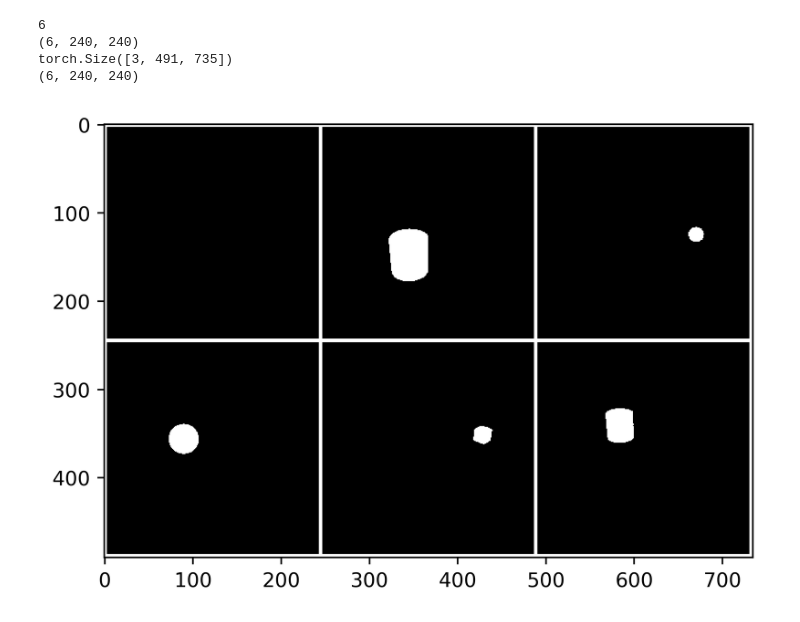
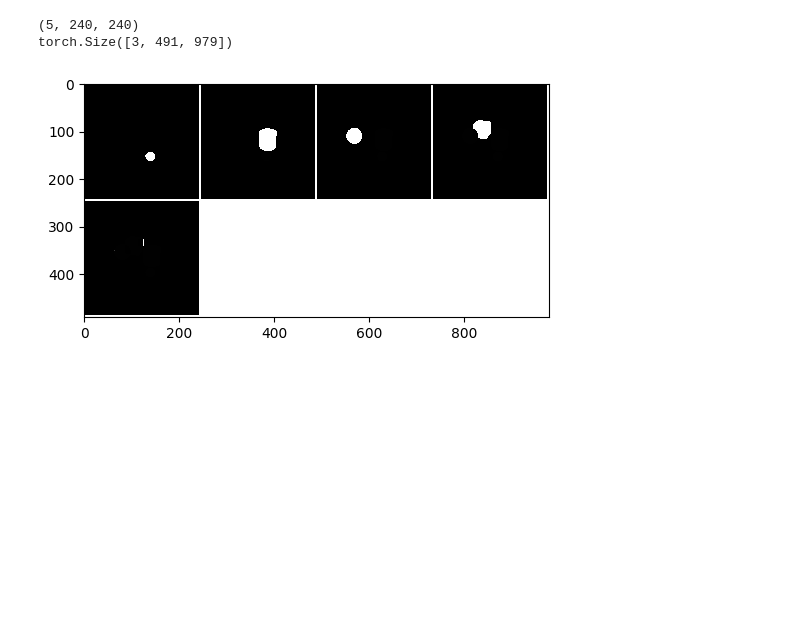
Before and after one commit to jihoonl/clevr-dataset-gen, a Jupyter notebook: notebooks/masking_test.ipynb, the cells around one changed output. Saved outputs shown, nothing was run; the diff lists cells and outputs as text; code cells hidden in the pictures; blank space fills up the shorter version.

Commit message:
masking test notebook updates

```diff
--- a/notebooks/masking_test.ipynb
+++ b/notebooks/masking_test.ipynb
@@ -12,17 +12,17 @@ from torchvision.utils import make_grid
 from matplotlib.pyplot import imshow, figure
 import matplotlib as mpl
 
-def view_image(ii, dpi=100):
+def view_image(ii, dpi=100, nrow=4):
     mpl.rcParams['figure.dpi'] = dpi
     if len(ii.shape) == 3:
         imshow(ii)
         return
     t = torch.from_numpy(ii)
     t = t.permute(0, 3, 1, 2)
-    n = make_grid(t,padding=2,nrow=3)
+    n = make_grid(t,padding=4,pad_value=255, nrow=nrow)
     imshow(n.numpy().transpose(1,2,0))
 
-def view_gray(ii, dpi=100):
+def view_gray(ii, dpi=100, nrow=4):
     mpl.rcParams['figure.dpi'] = dpi
     if len(ii.shape) == 2:
         imshow(ii, cmap='gray')
@@ -30,7 +30,7 @@ def view_gray(ii, dpi=100):
     print(ii.shape)
     t = torch.from_numpy(ii).unsqueeze(-1)
     t = t.permute(0, 3, 1, 2)
-    n = make_grid(t, padding=4, pad_value=255,nrow=3)
+    n = make_grid(t, padding=4, pad_value=255,nrow=nrow)
     print(n.shape)
     imshow(n.numpy().transpose(1,2,0),cmap='gray')
 # %%
@@ -74,20 +75,26 @@ view_image(imgs, 500)
 # %%
+# Note that the procedures below assumes that imgs are already sorted by z depth
+# Closer object gets lower index
+
+# Create binary masking of each objects.
 subs = imgs.copy()[1:]
 n = subs.shape[0]
-print(n)
 subs = np.vstack(subs)
 subs = cv2.cvtColor(subs, cv2.COLOR_BGR2GRAY)
 subs = subs.reshape(n, 240, 240)
 subs = subs - np.stack([subs[0]] * n)
 mask = subs > 200
 subs[mask] = 0
 idx = np.where(np.logical_and(subs > 100, subs< 200))
 subs[idx] = 255
-view_gray(subs,500)
-print(subs.shape)
+
+# Occlusion by objects in front
+masks = subs.copy().astype(np.int16)
+for i in range(masks.shape[0]-1):
+    masks[i+1] -= np.abs(masks[i])
+masks = masks.astype(np.uint8)[1:]
+view_gray(masks,100)
 # %% [output]
-6
-(6, 240, 240)
-torch.Size([3, 491, 735])
-(6, 240, 240)
+(5, 240, 240)
+torch.Size([3, 491, 979])
-[figure, old version]
+[figure, new version]
```
Also changed, not shown: parts of 7 cells of this notebook, 2 other files.
